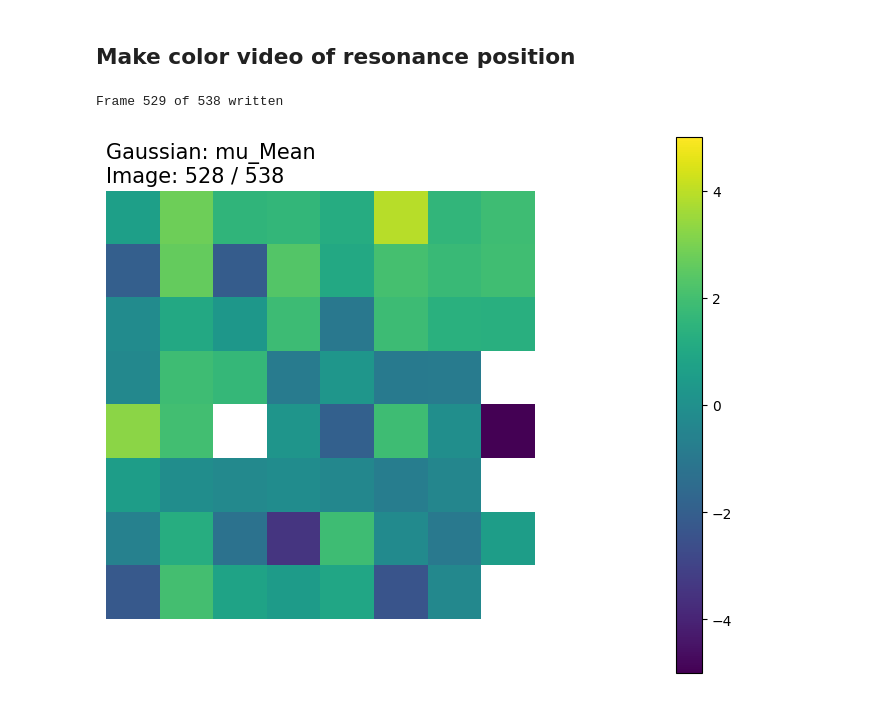
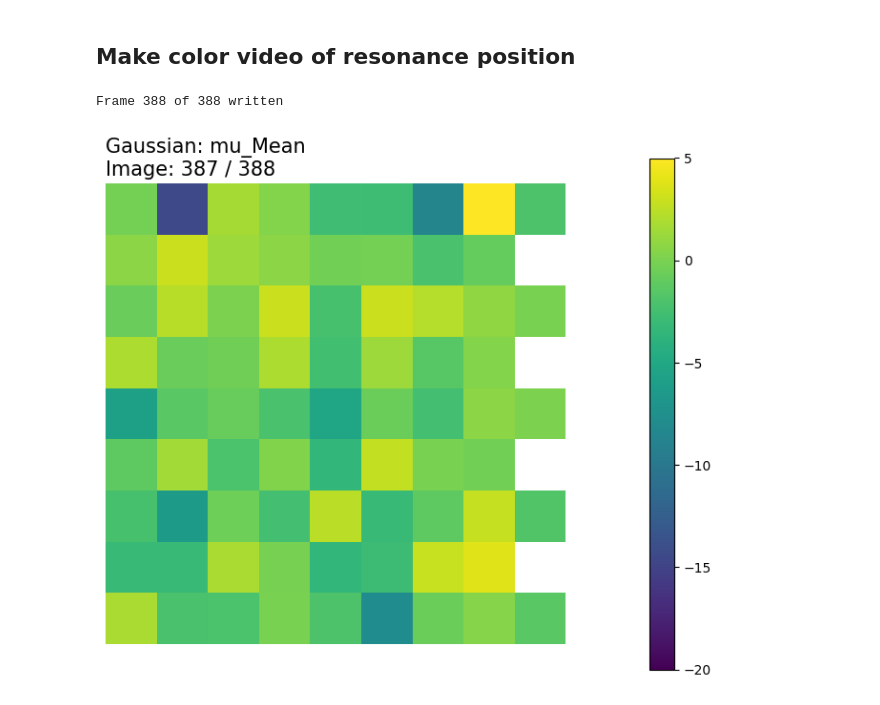
Before and after one commit to cr806/ChirpArrayScripts, a Jupyter notebook: notebook_files/Analyse_ROI_CSVs.ipynb, the cells around one changed output. Cells and saved outputs as stored; diff of their text form; code cells hidden in the pictures.

```diff
--- a/notebook_files/Analyse_ROI_CSVs.ipynb
+++ b/notebook_files/Analyse_ROI_CSVs.ipynb
@@ -11,7 +9,7 @@ from pathlib import Path
 pd.set_option('display.max_columns', None)
 pd.set_option('display.width', None)
 # %%
-root = Path('/Volumes/krauss/Lisa/GMR/Array/250318/sensor_2_Scarnosus/loc1_sensor2_1')
+root = Path('/Volumes/krauss/Lisa/GMR/Array/250424/650/loc1_1')
 # %% [markdown]
 ## Plot gratings 1 and 2 separately (for comparison)
 # %%
@@ -231,7 +261,7 @@ upper = 120
 
 # Colorbar range
 vmin = -20
-vmax = 25
+vmax = 5
 
 data_name = f'{variable}_{technique}'
 
@@ -269,7 +299,9 @@ ys = set()
 for p0, p1 in paired_prefixes:
     df1 = pd.read_csv(Path(root, 'Results', p0)).set_index('Time Stamp')
     df2 = pd.read_csv(Path(root, 'Results', p1)).set_index('Time Stamp')
-    dfs[(p0, p1)] = (df1[data_name] + df2[data_name]) - (df1[data_name].iloc[0] + df2[data_name].iloc[0])
+    dfs[(p0, p1)] = (df1[data_name] + df2[data_name]) - (
+        df1[data_name].iloc[0] + df2[data_name].iloc[0]
+    )
     min_x = np.min([min_x, int(p0.split('/')[1][2:3]), int(p1.split('/')[1][2:3])])
     xs.add(int(p0.split('/')[1][2:3]))
     ys.add(int(p0.split('/')[1][:2]))
@@ -277,7 +309,7 @@ for p0, p1 in paired_prefixes:
 data = np.full([len(ys), len(xs) * 2], np.nan)
 
 for p0, p1 in paired_prefixes:
-    ax_idx_0 = (-1 * ((int(paired_prefixes[0][0].split('/')[1][:2])) - int(p0.split('/')[1][:2])))
+    ax_idx_0 = -1 * ((int(paired_prefixes[0][0].split('/')[1][:2])) - int(p0.split('/')[1][:2]))
     if 'A' in p0.split('/')[1]:
         ax_idx_1 = (int(p0.split('/')[1][2:3]) - min_x) * 2
     else:
@@ -301,15 +333,15 @@ variable = 'mu'
 technique = 'Mean'
 
 # Colorbar range
-vmin = -5
+vmin = -20
 vmax = 5
 
 # Rolling window over which to perform average
-window = 10
+window = 1
 
 # Starting frame/image and ending frame/image (useful for cutting out 'flat' data)
 starting_num = 0
-ending_num = 538
+ending_num = 388
 
 
 video_filepath = Path(root, 'Results', f'Gaussian_Mu_Mean_HeatMap_win{window}.mp4')
@@ -318,7 +350,9 @@ writer = FFMpegWriter(fps=30)
 
 fig, ax = plt.subplots(1, 1, figsize=(7, 7), layout='tight')
 ax.axis('off')
-ax.set_title(f'Gaussian: {data_name}\nImage: {starting_num:03d} / {ending_num}', loc='left', fontsize=15)
+ax.set_title(
+    f'Gaussian: {data_name}\nImage: {starting_num:03d} / {ending_num}', loc='left', fontsize=15
+)
 
 dfs = {}  # Dictionary to store all dataframes
 min_x = 100
@@ -327,7 +361,9 @@ ys = set()
 for p0, p1 in paired_prefixes:
     df1 = pd.read_csv(Path(root, 'Results', p0)).set_index('Time Stamp')
     df2 = pd.read_csv(Path(root, 'Results', p1)).set_index('Time Stamp')
-    dfs[(p0, p1)] = (df1[data_name] + df2[data_name]) - (df1[data_name].iloc[0] + df2[data_name].iloc[0])
+    dfs[(p0, p1)] = (df1[data_name] + df2[data_name]) - (
+        df1[data_name].iloc[0] + df2[data_name].iloc[0]
+    )
     min_x = np.min([min_x, int(p0.split('/')[1][2:3]), int(p1.split('/')[1][2:3])])
     xs.add(int(p0.split('/')[1][2:3]))
     ys.add(int(p0.split('/')[1][:2]))
@@ -335,36 +371,40 @@ for p0, p1 in paired_prefixes:
 data = np.full([len(ys), len(xs) * 2], np.nan)
 
 for p0, p1 in paired_prefixes:
-    ax_idx_0 = (-1 * ((int(paired_prefixes[0][0].split('/')[1][:2])) - int(p0.split('/')[1][:2])))
+    ax_idx_0 = -1 * ((int(paired_prefixes[0][0].split('/')[1][:2])) - int(p0.split('/')[1][:2]))
     if 'A' in p0.split('/')[1]:
         ax_idx_1 = (int(p0.split('/')[1][2:3]) - min_x) * 2
     else:
         ax_idx_1 = ((int(p0.split('/')[1][2:3]) - min_x) * 2) + 1
     data[ax_idx_0][ax_idx_1] = dfs[(p0, p1)].iloc[0]
 
 img_chirp = ax.imshow(data, aspect='equal', interpolation='none', vmin=vmin, vmax=vmax)
 cbar = plt.colorbar(img_chirp, ax=ax, shrink=0.8)
 
 with writer.saving(fig, video_filepath, dpi=100):
     for idx in range(starting_num, ending_num + 1 - window):
         for p0, p1 in paired_prefixes:
-            ax_idx_0 = (-1 * ((int(paired_prefixes[0][0].split('/')[1][:2])) - int(p0.split('/')[1][:2])))
+            ax_idx_0 = -1 * (
+                (int(paired_prefixes[0][0].split('/')[1][:2])) - int(p0.split('/')[1][:2])
+            )
             if 'A' in p0.split('/')[1]:
                 ax_idx_1 = (int(p0.split('/')[1][2:3]) - min_x) * 2
             else:
                 ax_idx_1 = ((int(p0.split('/')[1][2:3]) - min_x) * 2) + 1
 
             try:
-                data[ax_idx_0][ax_idx_1] = dfs[(p0, p1)].iloc[idx:idx + window].mean()
+                data[ax_idx_0][ax_idx_1] = dfs[(p0, p1)].iloc[idx : idx + window].mean()
             except IndexError as e:
                 print(f'[ERROR] Index error at {e}')
                 data[ax_idx_0][ax_idx_1] = 0
 
         img_chirp.set_data(data)
-        ax.set_title(f'Gaussian: {data_name}\nImage: {idx:03d} / {ending_num}', loc='left', fontsize=15)
+        ax.set_title(
+            f'Gaussian: {data_name}\nImage: {idx:03d} / {ending_num}', loc='left', fontsize=15
+        )
 
         writer.grab_frame()
         print(f'Frame {idx + 1} of {ending_num} written', end='\r')
 # %% [output]
-Frame 529 of 538 written
+Frame 388 of 388 written
-[figure, old version]
+[figure, new version]
```
Also changed, not shown: parts of 6 cells of this notebook, 21 other files.
